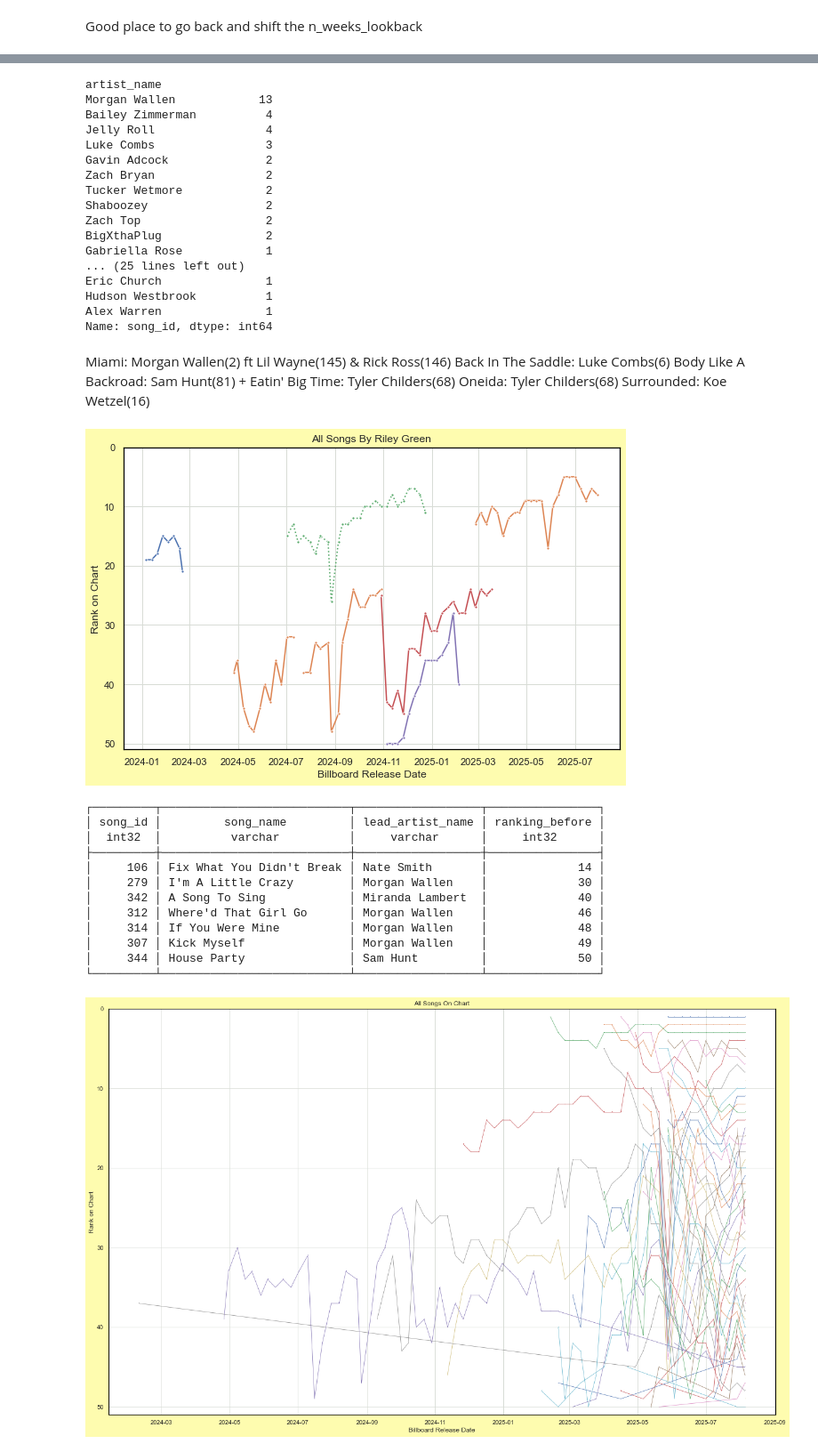
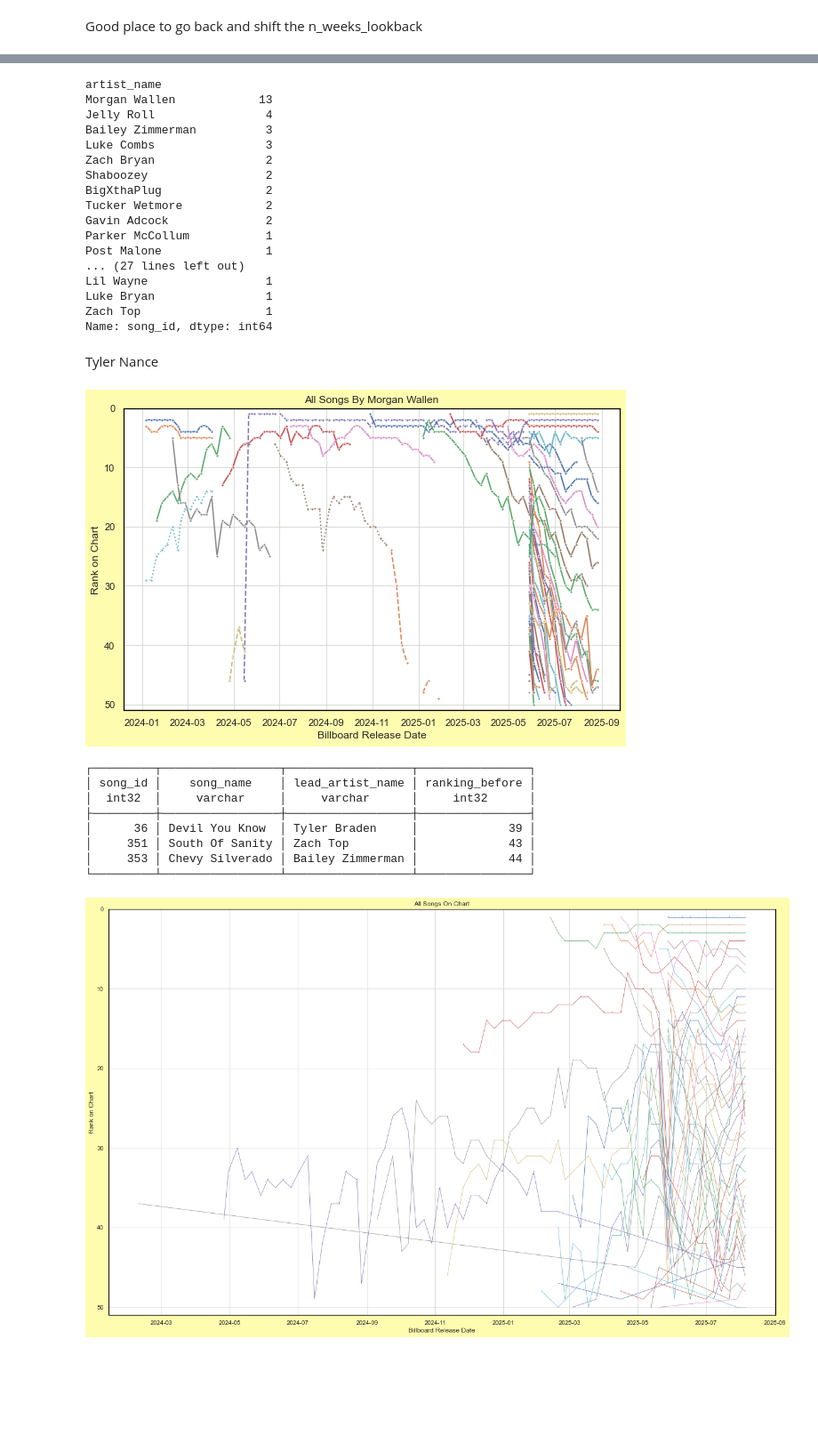
Before and after one commit to jwmanahan/billboard, a Jupyter notebook: add_new_week.ipynb, the cells around one changed output, grey strips where cells are left out. Shown at 89% size. Saved outputs shown, nothing was run; the diff lists cells and outputs as text; code cells hidden in the pictures; blank space fills up the shorter version.

```diff
--- a/add_new_week.ipynb
+++ b/add_new_week.ipynb
@@ -33,7 +33,7 @@ sns.set(
 # Change the billboard_observation_date!
 # %%
 current_date = date.today().strftime('%Y-%m-%d')
-billboard_observation_date = '2025-08-19'
+billboard_observation_date = '2025-08-26'
 # %%
 # Set up SQL connection
 %config SqlMagic.autopandas = True
@@ -797,32 +743,27 @@ df_weeks_for_artist[
 # %% [output]
 artist_name
 Morgan Wallen            13
-Bailey Zimmerman          4
 Jelly Roll                4
+Bailey Zimmerman          3
 Luke Combs                3
+Zach Bryan                2
+Shaboozey                 2
+BigXthaPlug               2
+Tucker Wetmore            2
 Gavin Adcock              2
-Zach Bryan                2
-Tucker Wetmore            2
-Shaboozey                 2
-Zach Top                  2
-BigXthaPlug               2
-Gabriella Rose            1
-... (25 lines left out)
-Eric Church               1
-Hudson Westbrook          1
-Alex Warren               1
+Parker McCollum           1
+Post Malone               1
+... (27 lines left out)
+Lil Wayne                 1
+Luke Bryan                1
+Zach Top                  1
 Name: song_id, dtype: int64
 # %% [markdown]
-Miami: Morgan Wallen(2) ft Lil Wayne(145) & Rick Ross(146)
-Back In The Saddle: Luke Combs(6)
-Body Like A Backroad: Sam Hunt(81) +
-Eatin' Big Time: Tyler Childers(68)
-Oneida: Tyler Childers(68)
-Surrounded: Koe Wetzel(16)
+Tyler Nance
 # %%
 # For now, manual artist name selection
 # TODO: Create charts for every artist on this week's chart at once
-artist_name = 'Riley Green'
+artist_name = 'Morgan Wallen'
 
 df_weeks_this_artist = df_weeks_for_artist.query(
     f"artist_name == '{artist_name}'"
@@ -833,38 +774,38 @@ df_weeks_this_artist = df_weeks_for_artist.query(
 #     this_artist_id = input("Please input artist ID for differentiation")
 #     df_weeks_this_artist[
 #         df_weeks_this_artist[artist_id] == this_artist_id
 #     ]
 
 for _, row in df_weeks_this_artist.pivot( # TODO no pivot to support legend in char 'song_name'
     index = 'song_id'
     , columns = 'billboard_observation_date' #TODO: weeks ago
     , values = 'billboard_rank'
 ).fillna(
     np.inf # suppresses only if a different song is on the chart in any week within this song's gap
 ).iterrows():
     graph = sns.lineplot(
         data = row
         , linestyle = credit_type_to_linestyle[
             df_weeks_this_artist[
                 df_weeks_this_artist['song_id'] == row.name
             ].groupby('relationship_type').count().iloc[0].name
         ]
         , marker = '.'
     )
 
 graph.set(
     title = f'All Songs By {artist_name}'
     , xlabel = 'Billboard Release Date' # Really observation date (for now)
     , ylabel = 'Rank on Chart'
     , ylim = [0, 51]
 )
 graph.axes.invert_yaxis()
 # %% [output]
-[figure, old version]
+[figure, new version]
 # %%
 # TODO: Set comparison_observation_date as num weeks back, not specific date
 current_observation_date = billboard_observation_date
-comparison_observation_date = '2025-08-12'
+comparison_observation_date = '2025-08-19'
 
 with duckdb.connect('raw_db.duckdb') as conn:
     with open('analysis/removed_songs.sql') as sql_file:
@@ -876,18 +817,14 @@ with duckdb.connect('raw_db.duckdb') as conn:
         )
     print(removed_songs)
 # %% [output]
-┌─────────┬───────────────────────────┬──────────────────┬────────────────┐
-│ song_id │         song_name         │ lead_artist_name │ ranking_before │
-│  int32  │          varchar          │     varchar      │     int32      │
-├─────────┼───────────────────────────┼──────────────────┼────────────────┤
-│     106 │ Fix What You Didn't Break │ Nate Smith       │             14 │
-│     279 │ I'm A Little Crazy        │ Morgan Wallen    │             30 │
-│     342 │ A Song To Sing            │ Miranda Lambert  │             40 │
-│     312 │ Where'd That Girl Go      │ Morgan Wallen    │             46 │
-│     314 │ If You Were Mine          │ Morgan Wallen    │             48 │
-│     307 │ Kick Myself               │ Morgan Wallen    │             49 │
-│     344 │ House Party               │ Sam Hunt         │             50 │
-└─────────┴───────────────────────────┴──────────────────┴────────────────┘
+┌─────────┬─────────────────┬──────────────────┬────────────────┐
+│ song_id │    song_name    │ lead_artist_name │ ranking_before │
+│  int32  │     varchar     │     varchar      │     int32      │
+├─────────┼─────────────────┼──────────────────┼────────────────┤
+│      36 │ Devil You Know  │ Tyler Braden     │             39 │
+│     351 │ South Of Sanity │ Zach Top         │             43 │
+│     353 │ Chevy Silverado │ Bailey Zimmerman │             44 │
+└─────────┴─────────────────┴──────────────────┴────────────────┘
 # %%
 # TODO consider adding a measurement start date column
     # for Friday of each week based on observation date
```
Also changed, not shown: parts of 23 cells of this notebook, 6 other files.
